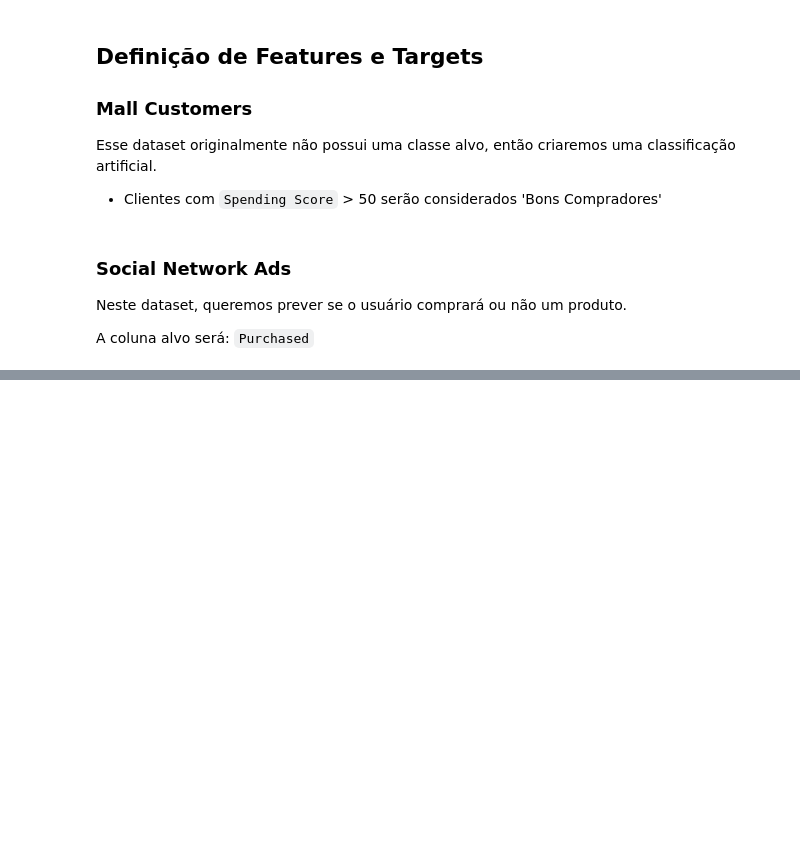
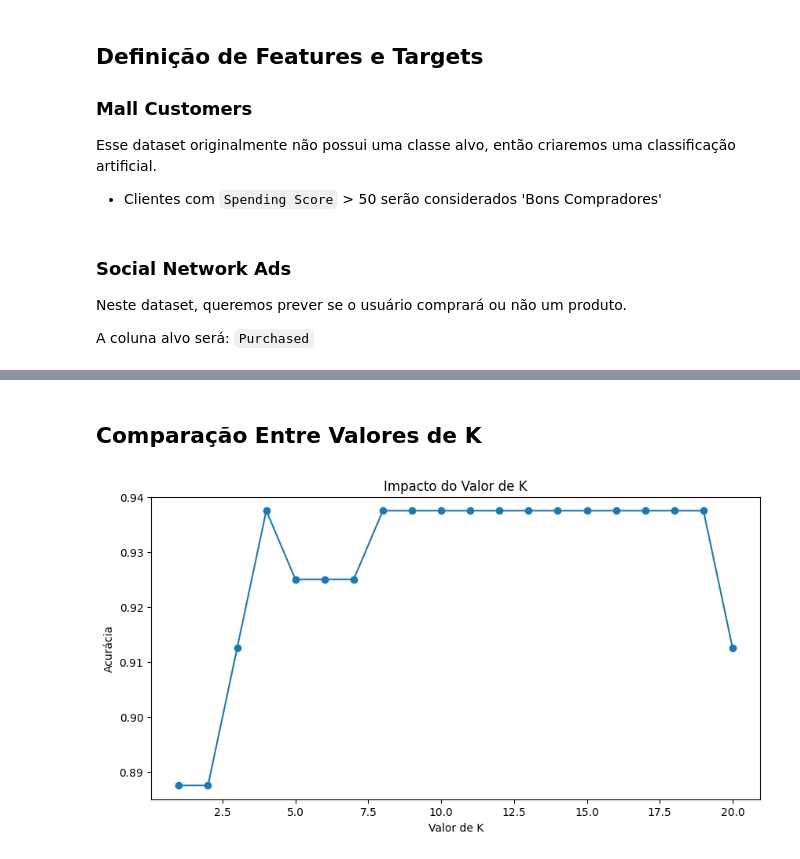
Before and after one commit to gustavo-m-xavier/knn-lab, a Jupyter notebook: notebooks/example.ipynb, the cells around one changed output, grey strips where cells are left out. Drawn from its saved outputs; the diff is of its cells as text; code cells hidden in the pictures; blank space fills up the shorter version.

```diff
--- a/notebooks/example.ipynb
+++ b/notebooks/example.ipynb
@@ -144,0 +469,17 @@ y_social = social_df['Purchased'].values
+# %%
+underfit_model = KNN(
+    distance_formula=euclidean_distance,
+    neighbors=25,
+    k_value_strategy='underfitting'
+)
+
+underfit_model.fit(X_train_social, y_train_social)
+
+underfit_predictions = underfit_model.predict(X_test_social)
+
+underfit_accuracy = knn_accuracy(
+    y_test_social,
+    underfit_predictions
+)
+
+print(f'Acurácia Underfitting: {underfit_accuracy:.4f}')
@@ -144,0 +553,34 @@ y_social = social_df['Purchased'].values
+# %% [markdown]
+## Comparação Entre Valores de K
+# %%
+k_values = range(1, 21)
+
+accuracies = []
+
+for k in k_values:
+
+    model = KNN(
+        distance_formula=euclidean_distance,
+        neighbors=k,
+        k_value_strategy='underfitting'
+    )
+
+    model.fit(X_train_social, y_train_social)
+
+    predictions = model.predict(X_test_social)
+
+    accuracy = knn_accuracy(y_test_social, predictions)
+
+    accuracies.append(accuracy)
+
+plt.figure(figsize=(10, 5))
+
+plt.plot(k_values, accuracies, marker='o')
+
+plt.xlabel('Valor de K')
+plt.ylabel('Acurácia')
+plt.title('Impacto do Valor de K')
+
+plt.show()
+# %% [output]
+[figure, added]
```
Also changed, not shown: parts of 31 cells of this notebook.
